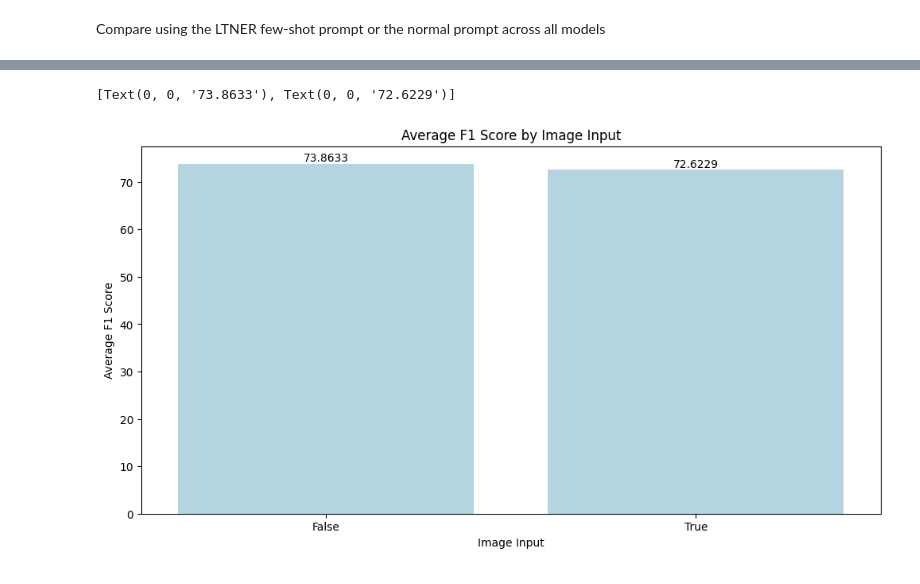
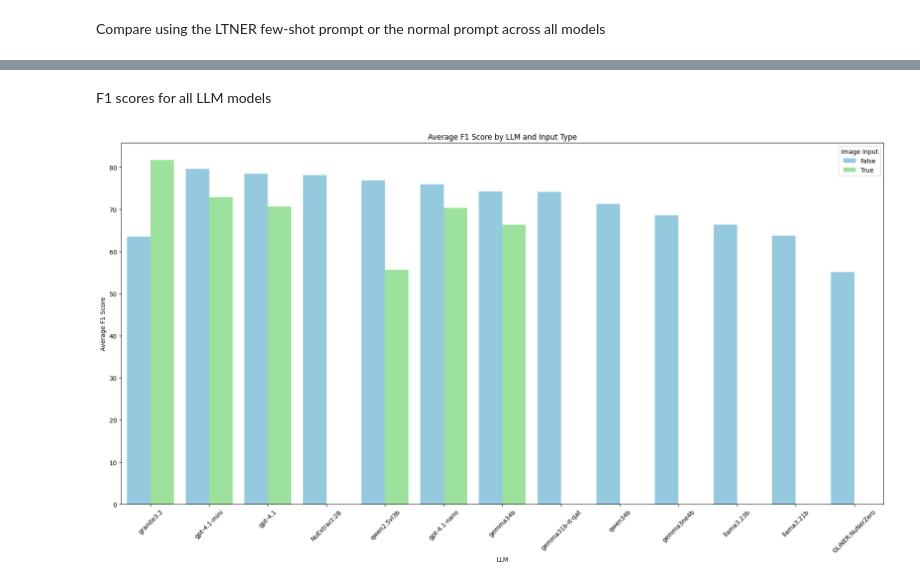
Before and after one commit to AaronYuuu/PDF_benchmarking, a Jupyter notebook: getJSON/vis.ipynb, the cells around one changed output, grey strips where cells are left out. Cells and saved outputs as stored; diff of their text form; code cells hidden in the pictures.

```diff
--- a/getJSON/vis.ipynb
+++ b/getJSON/vis.ipynb
@@ -54,13 +63,17 @@ Comparing LLMs with image input/OCR capabilities vs using the pyPDF OCR
-# %%
-data.head()
-data.LLM.apply(lambda x: x.replace('*ImageInput*', ""))
-df = data.groupby("Image").F1score.mean().sort_values(ascending=False)
-fig, axes = plt.subplots(figsize=(12, 6))
-sns.barplot(x=df.index, y=df.values, color='lightblue', ax=axes)
-axes.set_title('Average F1 Score by Image Input')
-axes.set_xlabel('Image Input')
-axes.set_ylabel('Average F1 Score')
-axes.bar_label(axes.containers[0]) # type: ignore
-# %% [output]
-[Text(0, 0, '73.8633'), Text(0, 0, '72.6229')]
-[figure, removed]
+# %% [markdown]
+F1 scores for all LLM models
+# %%
+inputType = data.groupby(['LLM', 'Image']).F1score.mean().sort_values(ascending=False)
+inputType.head()
+colors = ['skyblue', 'lightgreen']
+plt.figure(figsize=(18, 10))
+sns.barplot(x=inputType.index.get_level_values(0), y=inputType.values, hue=inputType.index.get_level_values(1), palette=colors)
+plt.title('Average F1 Score by LLM and Input Type')
+plt.xlabel('LLM')
+plt.ylabel('Average F1 Score')
+plt.xticks(rotation=45)
+plt.legend(title='Image Input', loc='upper right')
+plt.tight_layout()
+plt.show()
+# %% [output]
+[figure, added]
```
Also changed, not shown: parts of 9 cells of this notebook.
